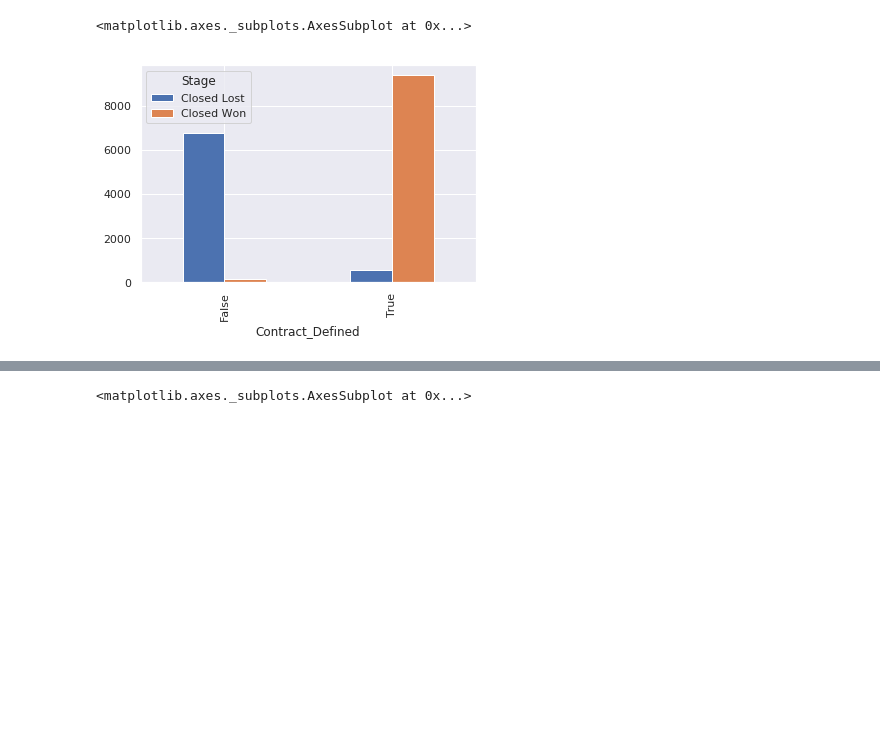
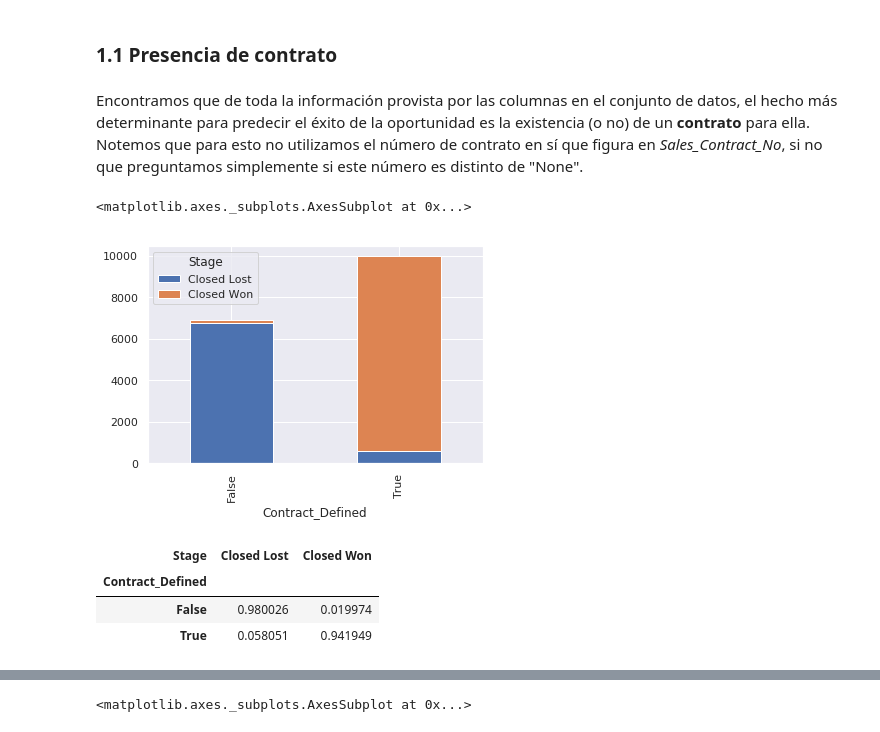
Before and after one commit to eugenusb/Alix2020, a Jupyter notebook: informe.ipynb, the cells around one changed output, grey strips where cells are left out. Cells and saved outputs as stored; diff of their text form; code cells hidden in the pictures; blank space fills up the shorter version.

```diff
--- a/informe.ipynb
+++ b/informe.ipynb
@@ -20,13 +19,25 @@ Encontramos que de toda la información provista por las columnas en el conjunto
+# %% [markdown]
+### 1.1 Presencia de contrato
+# %% [markdown]
+Encontramos que de toda la información provista por las columnas en el conjunto de datos, el hecho más determinante para predecir el éxito de la oportunidad es la existencia (o no) de un **contrato** para ella. Notemos que para esto no utilizamos el número de contrato en sí que figura en *Sales_Contract_No*, si no que preguntamos simplemente si este número es distinto de "None".
 # %%
+import pandas as pd
 import seaborn as sns
-sns.set()
+import matplotlib.pyplot as plt
+sns.set(style="darkgrid")
 # %%
-import pandas as pd
 data = pd.read_csv("Entrenamieto_ECI_2020.csv")
 data = data[(data.Stage == "Closed Won") | (data.Stage == "Closed Lost")]
 data["Contract_Defined"] = data.Sales_Contract_No != "None"
-pd.crosstab(data.Contract_Defined, data.Stage).plot(kind='bar')
+pd.crosstab(data.Contract_Defined, data.Stage).plot(kind='bar', stacked=True)
 # %% [output]
 <matplotlib.axes._subplots.AxesSubplot at 0x...>
-[figure, old version]
+[figure, new version]
+# %%
+pd.crosstab(data.Contract_Defined, data.Stage, normalize = 'index')
+# %% [output]
+| Stage | Closed Lost | Closed Won |
+| Contract_Defined |  |  |
+| False | 0.980026 | 0.019974 |
+| True | 0.058051 | 0.941949 |
 # %% [markdown]
```
Also changed, not shown: parts of 20 cells of this notebook.
